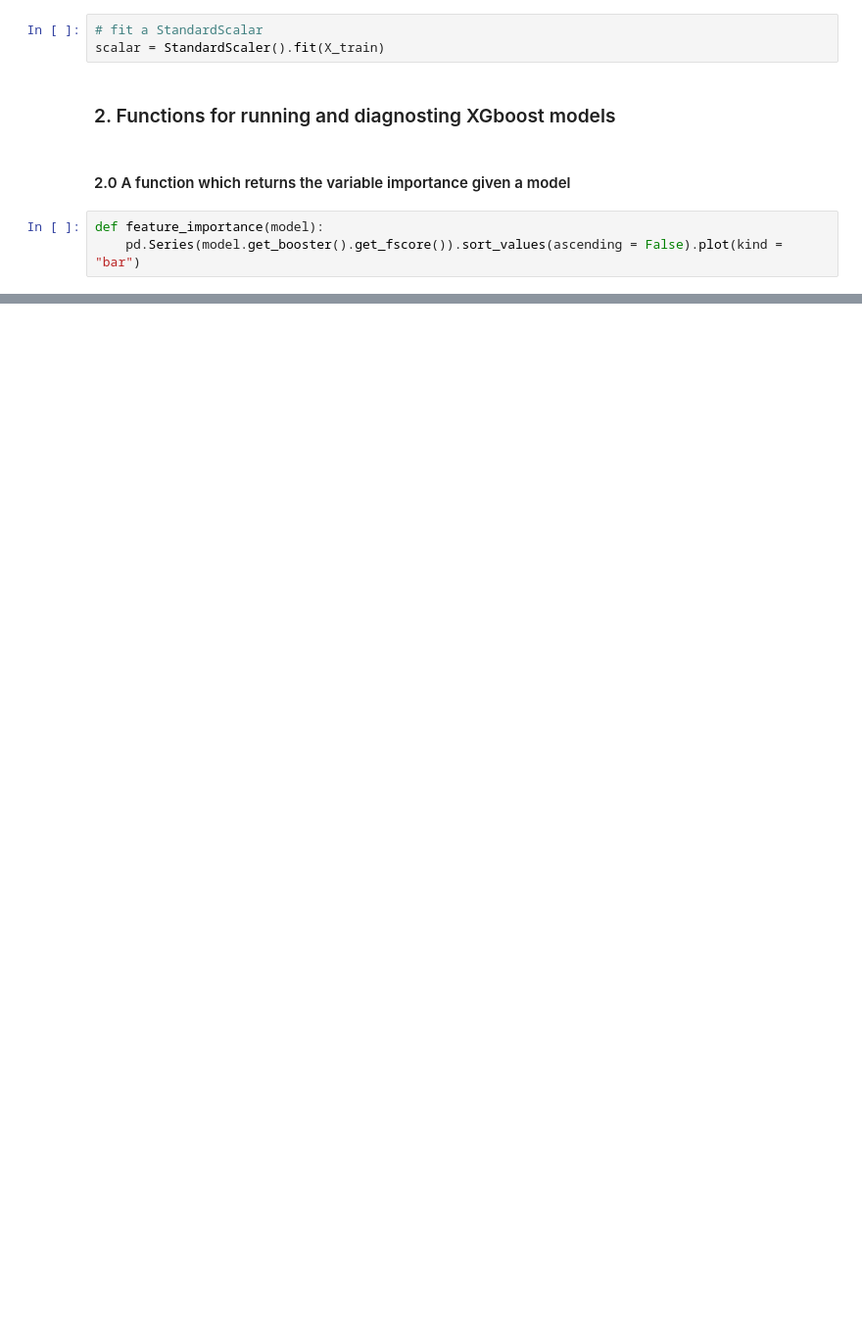
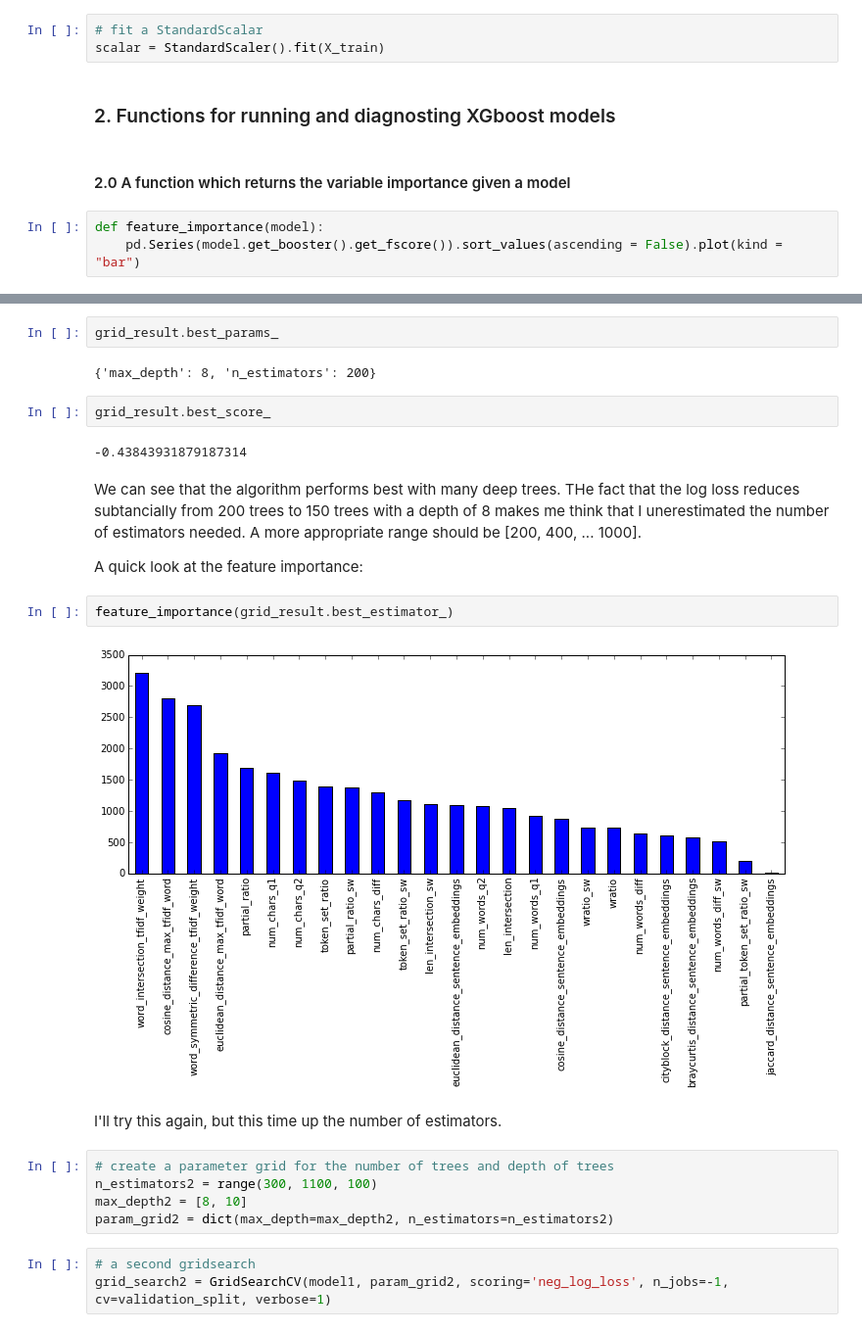
Before and after one commit to tamirbennatan/quora, a Jupyter notebook: xgboost/xgb_model.ipynb, the cells around one changed output, grey strips where cells are left out. Shown at 98% size. Saved outputs shown, nothing was run; the diff lists cells and outputs as text; blank space fills up the shorter version.

Commit message:
First XGBoost model tuning (number of trees)

```diff
--- a/xgboost/xgb_model.ipynb
+++ b/xgboost/xgb_model.ipynb
@@ -215,0 +273,26 @@ feature_importance(s)
+# %%
+grid_result.best_params_
+# %% [output]
+{'max_depth': 8, 'n_estimators': 200}
+# %%
+grid_result.best_score_
+# %% [output]
+-0.43843931879187314
+# %% [markdown]
+We can see that the algorithm performs best with many deep trees. THe fact that the log loss reduces subtancially from 200 trees to 150 trees with a depth of 8 makes me think that I unerestimated the number of estimators needed. A more appropriate range should be [200, 400, ... 1000].
+
+A quick look at the feature importance:
+# %%
+feature_importance(grid_result.best_estimator_)
+# %% [output]
+[figure, added]
+# %% [markdown]
+I'll try this again, but this time up the number of estimators.
+# %%
+# create a parameter grid for the number of trees and depth of trees
+n_estimators2 = range(300, 1100, 100)
+max_depth2 = [8, 10]
+param_grid2 = dict(max_depth=max_depth2, n_estimators=n_estimators2)
+# %%
+# a second gridsearch
+grid_search2 = GridSearchCV(model1, param_grid2, scoring='neg_log_loss', n_jobs=-1, cv=validation_split, verbose=1)
```
Also changed, not shown: parts of 28 cells of this notebook, 1 other file.
